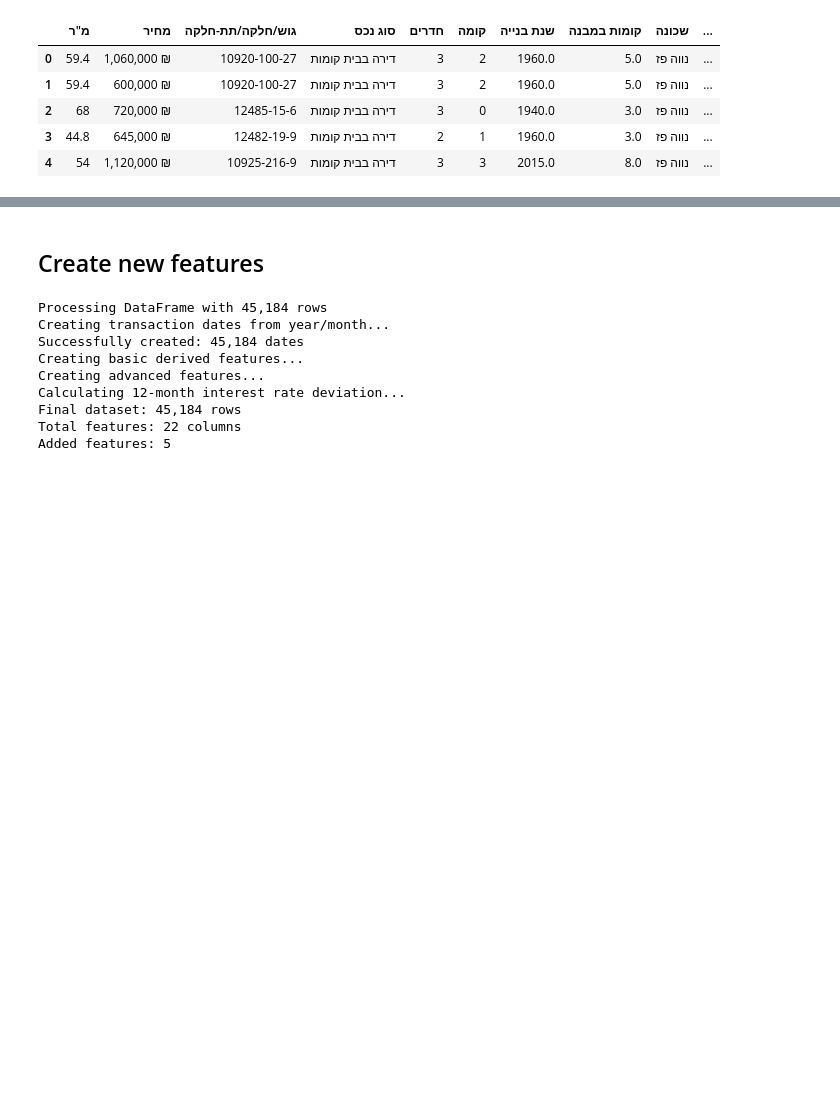
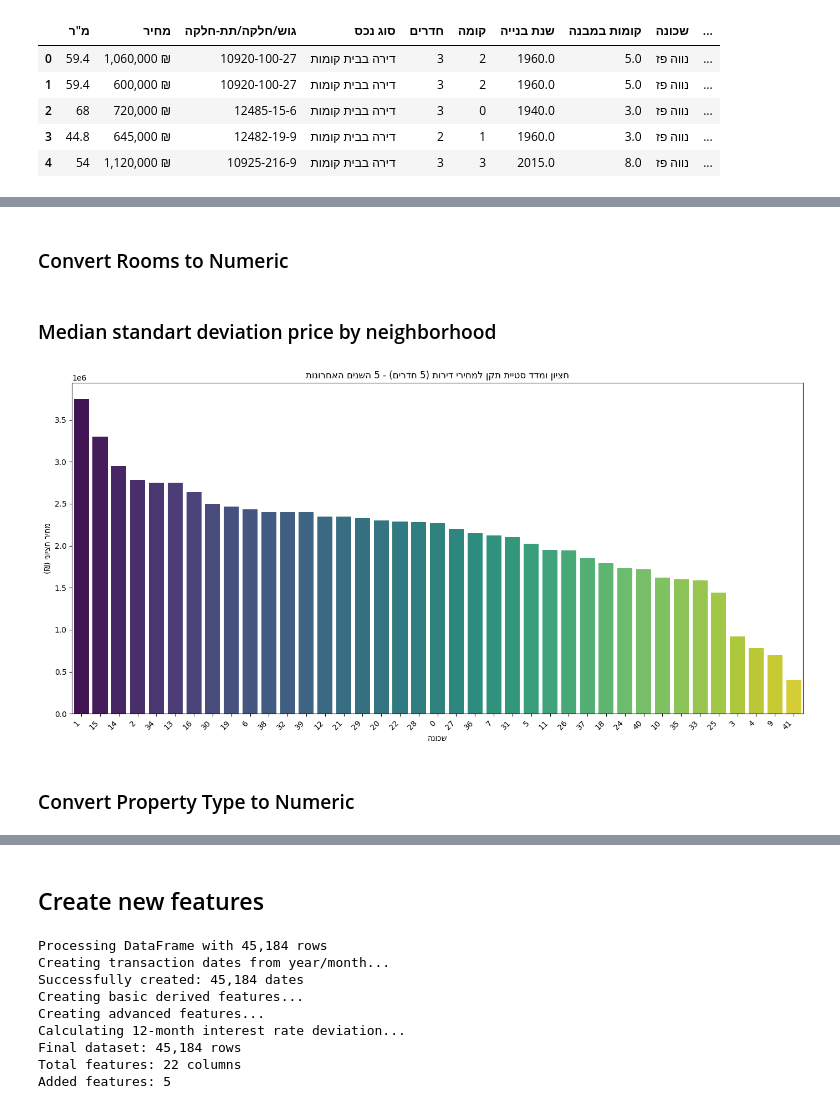
Before and after one commit to sagivma/Nadlan-Haifa, a Jupyter notebook: haifa_nadlan_analysis.ipynb, the cells around one changed output, grey strips where cells are left out. Drawn from its saved outputs; the diff is of its cells as text; code cells hidden in the pictures; blank space fills up the shorter version.

Commit message:
graph

```diff
--- a/haifa_nadlan_analysis.ipynb
+++ b/haifa_nadlan_analysis.ipynb
@@ -310,0 +324,72 @@ df.head()
+# %% [markdown]
+### Convert Rooms to Numeric
+# %%
+df['חדרים'] = pd.to_numeric(df['חדרים'], errors='coerce')
+# %% [markdown]
+### Median standart deviation price by neighborhood
+# %%
+def fix_hebrew(text):
+    if pd.isna(text) or text == '':
+        return text
+    reshaped = arabic_reshaper.reshape(str(text))
+    return get_display(reshaped)
+# %%
+max_year = int(df['שנת עסקה'].max())
+last_5_years = df['שנת עסקה'] >= (max_year - 4)
+rooms = 5
+room_filter = (df['חדרים'] == rooms) & (df['חדרים'] > 0)
+filtered = df.loc[last_5_years & room_filter, ['מחיר', 'חדרים', 'שכונה']]
+
+# --- Group and aggregate ---
+agg = (
+    filtered
+    .groupby(['חדרים', 'שכונה'])
+    .agg(median_price=('מחיר', 'median'), std_price=('מחיר', 'std'), count=('מחיר', 'count'))
+    .reset_index()
+)
+
+# --- Sort by median price (optional) ---
+agg = agg.sort_values('median_price', ascending=False)
+# --- Fix Hebrew for neighborhood labels ---
+agg['שכונה'] = agg['שכונה'].apply(fix_hebrew)
+
+# Plot settings
+plt.rcParams['font.family'] = 'DejaVu Sans'
+plt.figure(figsize=(14, 7))
+
+# Create the barplot
+ax = sns.barplot(
+    data=agg,
+    x='שכונה',
+    y='median_price',
+    hue='שכונה',
+    palette='viridis',
+    legend=False
+)
+
+# Rotate x labels
+plt.xticks(rotation=45, ha='right')
+
+# Set plot title and labels
+plt.title(fix_hebrew(f'חציון ומדד סטיית תקן למחירי דירות ({rooms} חדרים) - 5 השנים האחרונות'))
+plt.xlabel(fix_hebrew('שכונה'))
+plt.ylabel(fix_hebrew('מחיר חציוני (₪)'))
+plt.tight_layout()
+
+# Add error bars manually
+x_coords = np.arange(len(agg))  # Get x coordinates for error bars
+ax.errorbar(
+    x=x_coords,
+    y=agg['median_price'],
+    yerr=agg['std_price'],
+    fmt='none',  # No marker for the error bars
+    ecolor='black',  # Color of the error bars
+    capsize=5  # Caps for the error bars
+)
+
+# Show the plot
+plt.show()
+# %% [output]
+[figure, added]
+# %% [markdown]
+### Convert Property Type to Numeric
```
Also changed, not shown: parts of 22 cells of this notebook.
